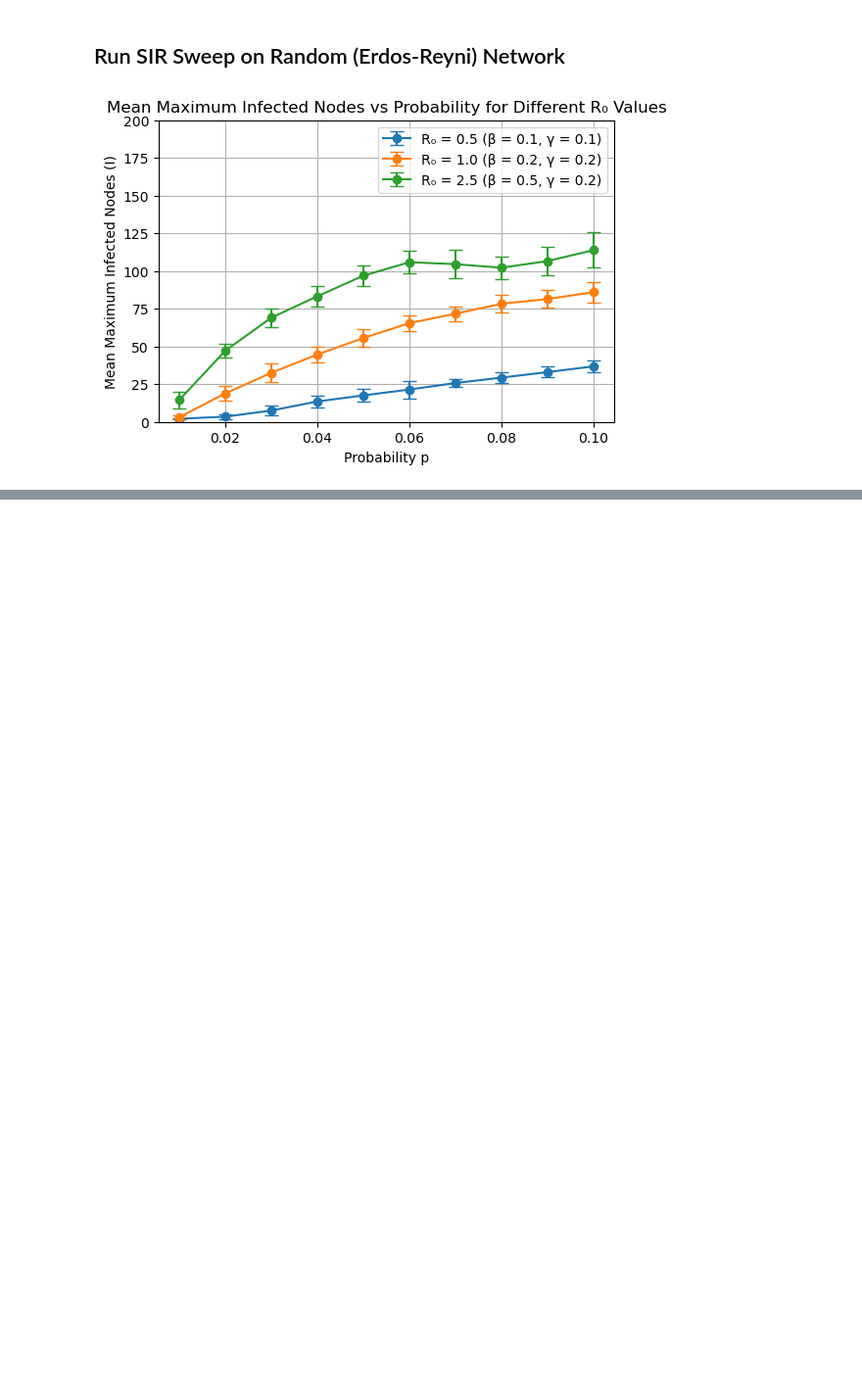
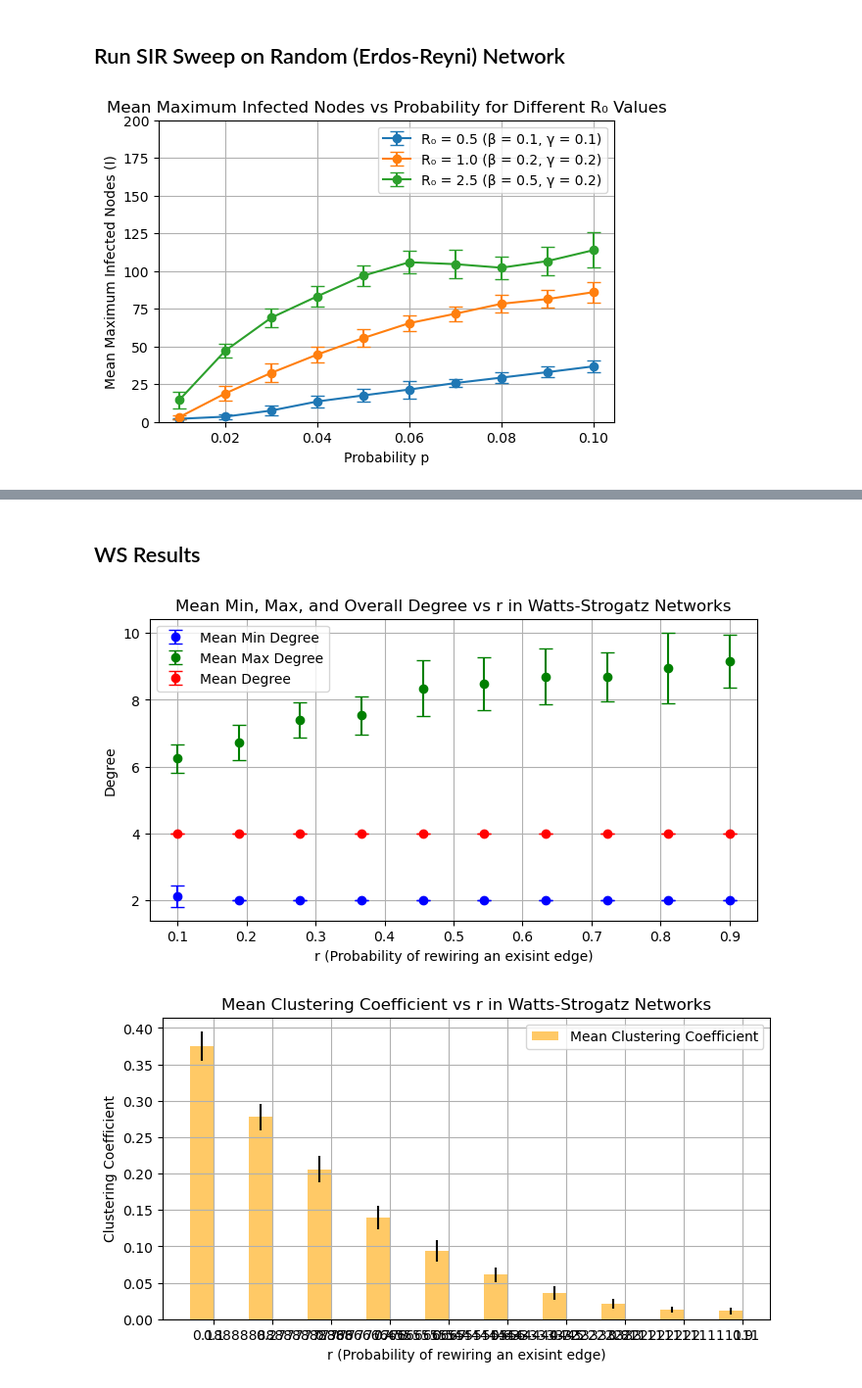
Before and after one commit to marv50/farv, a Jupyter notebook: Intro_Assifnment_2.ipynb, the cells around one changed output, grey strips where cells are left out. Shown at 98% size. Cells and saved outputs as stored; diff of their text form; code cells hidden in the pictures; blank space fills up the shorter version.

```diff
--- a/Intro_Assifnment_2.ipynb
+++ b/Intro_Assifnment_2.ipynb
@@ -1489,0 +1812,8 @@ er_prob_vs_R0(N, probabilities, I0, t_span, num_runs, R0_values, gamma_values)
+# %% [markdown]
+## WS Results
+# %%
+plot_degree_stats('WS', N, m_vals, p_vals, r_vals, num_runs)
+plot_clustering_stats('WS', N, m_vals, p_vals, r_vals, num_runs)
+# %% [output]
+[figure, added]
+[figure, added]
```
Also changed, not shown: parts of 9 cells of this notebook.
